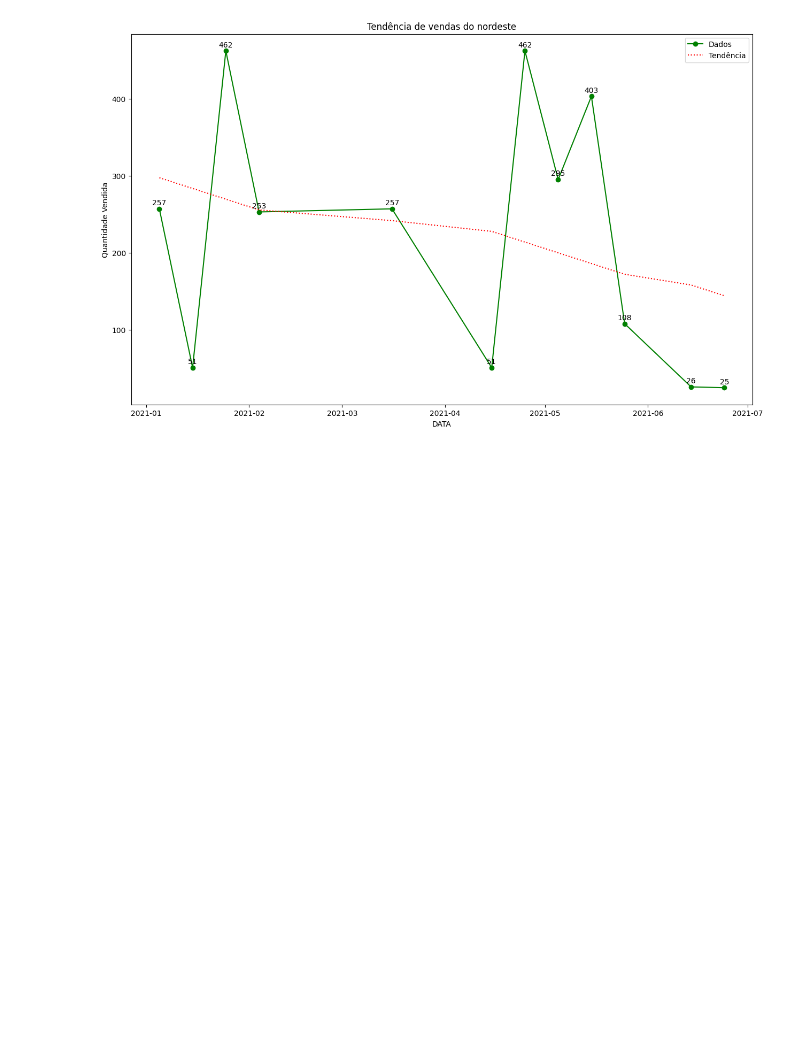
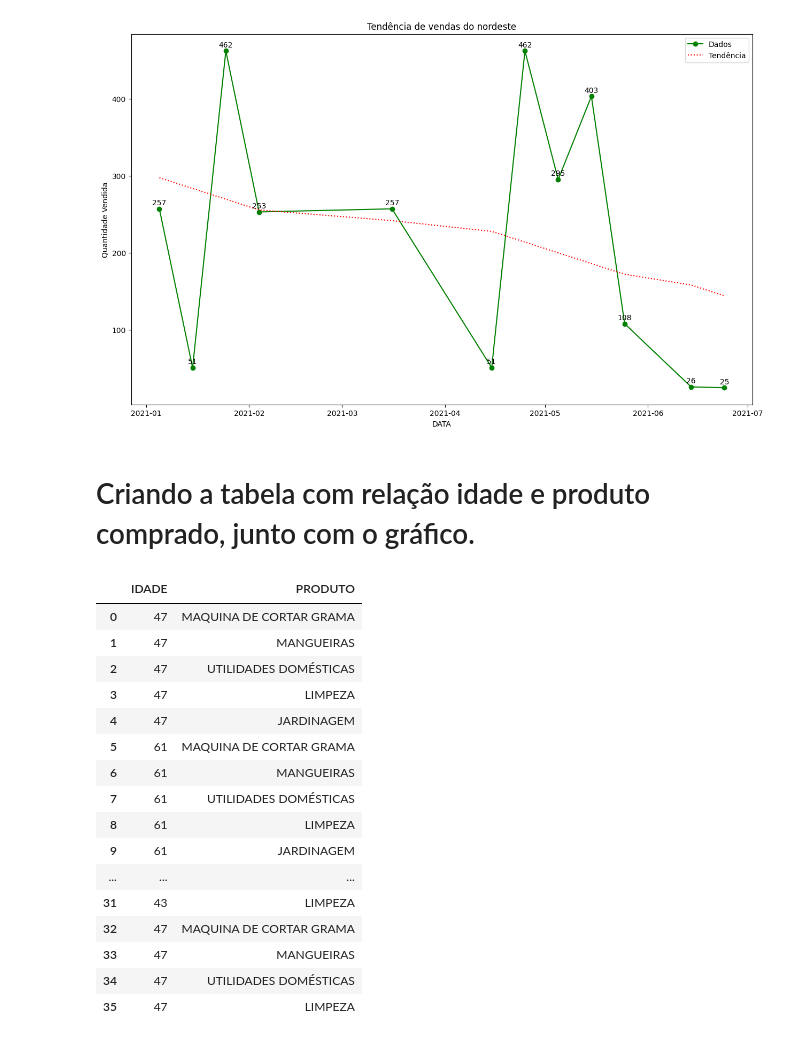
Before and after one commit to Gaba034/desafio-data-analytics, a Jupyter notebook: main.ipynb, the cells around one changed output. Cells and saved outputs as stored; diff of their text form; code cells hidden in the pictures; blank space fills up the shorter version.

```diff
--- a/main.ipynb
+++ b/main.ipynb
@@ -355,3 +355,28 @@ plot_trend_northeast(df_trend_northeast)
 [figure]
 [figure]
 [figure]
+# %% [markdown]
+# Criando a tabela com relação idade e produto comprado, junto com o gráfico.
+# %%
+age_product_df = sales_df[['IDADE','PRODUTO']]
+age_product_df = age_product_df.copy()  # Cria uma cópia do DataFrame age_product_df
+age_product_df.loc[:, 'PRODUTO'] = age_product_df['PRODUTO'].replace(products_df.set_index('PRODUTO')['CATEGORIA'])
+age_product_df
+# %% [output]
+|  | IDADE | PRODUTO |
+| 0 | 47 | MAQUINA DE CORTAR GRAMA |
+| 1 | 47 | MANGUEIRAS |
+| 2 | 47 | UTILIDADES DOMÉSTICAS |
+| 3 | 47 | LIMPEZA |
+| 4 | 47 | JARDINAGEM |
+| 5 | 61 | MAQUINA DE CORTAR GRAMA |
+| 6 | 61 | MANGUEIRAS |
+| 7 | 61 | UTILIDADES DOMÉSTICAS |
+| 8 | 61 | LIMPEZA |
+| 9 | 61 | JARDINAGEM |
+| ... | ... | ... |
+| 31 | 43 | LIMPEZA |
+| 32 | 47 | MAQUINA DE CORTAR GRAMA |
+| 33 | 47 | MANGUEIRAS |
+| 34 | 47 | UTILIDADES DOMÉSTICAS |
+| 35 | 47 | LIMPEZA |
```
Also changed, not shown: parts of 1 cell of this notebook.
